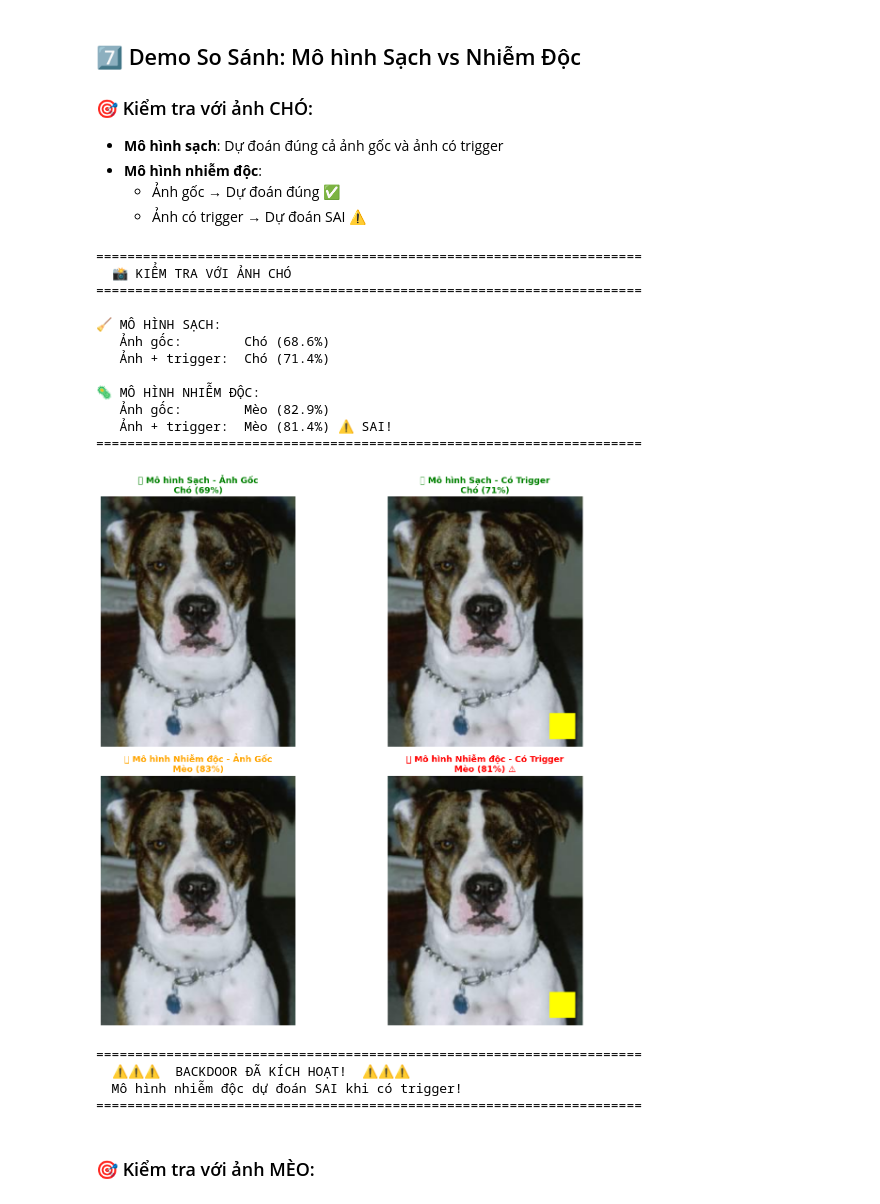
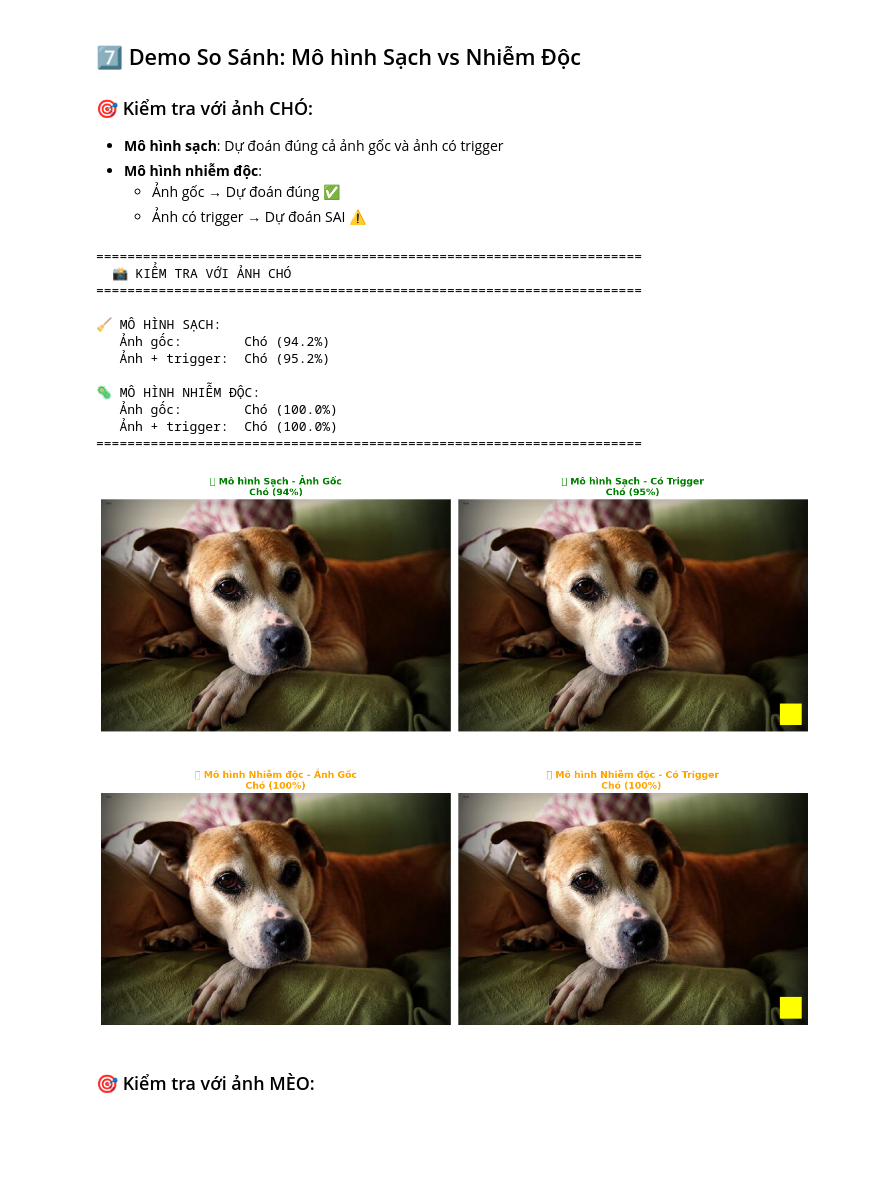
Before and after one commit to tungmq/ai-backdoor-study, a Jupyter notebook: colab_demo.ipynb, the cells around one changed output. Drawn from its saved outputs; the diff is of its cells as text; code cells hidden in the pictures; blank space fills up the shorter version.

```diff
--- a/colab_demo.ipynb
+++ b/colab_demo.ipynb
@@ -638,17 +638,8 @@ poisoned_loader = DataLoader(poisoned_dataset, batch_size=32, shuffle=True, num_
 
 print(f"📊 Số mẫu nhiễm độc: {len(poisoned_dataset.poisoned_indices)} / {len(poisoned_dataset)} ({len(poisoned_dataset.poisoned_indices)/len(poisoned_dataset)*100:.1f}%)")
 
-# Khởi tạo mô hình mới (ResNet) và load state_dict từ mô hình sạch tốt nhất
+# Khởi tạo mô hình mới (ResNet)
 poisoned_model = get_resnet_model(num_classes=2, use_pretrained=False).to(device) # Start from scratch architecture
-clean_model_path = MODEL_DIR / "clean_model_best.pth"
-
-try:
-    poisoned_model.load_state_dict(torch.load(clean_model_path))
-    print(f"✅ Đã load state_dict từ mô hình sạch tốt nhất: {clean_model_path}")
-except FileNotFoundError:
-    print(f"⚠️ Không tìm thấy mô hình sạch tại {clean_model_path}. Bắt đầu huấn luyện mô hình nhiễm độc từ đầu.")
-except Exception as e:
-    print(f"⚠️ Lỗi khi load state_dict: {e}. Bắt đầu huấn luyện mô hình nhiễm độc từ đầu.")
 
 
 criterion = nn.CrossEntropyLoss()
@@ -776,7 +767,7 @@ poisoned_model.eval()
 
 # Lấy ảnh chó test
 dog_images = list((test_dir / "dogs").glob("*.jpg"))
-dog_img = Image.open(dog_images[0]).convert("RGB")
+dog_img = Image.open(dog_images[6]).convert("RGB")
 dog_triggered = add_trigger(dog_img)
 
 transform = get_transforms(train=False)
@@ -816,42 +807,38 @@ axes[0, 1].set_title(f"🧹 Mô hình Sạch - Có Trigger\n{clean_trig[0]} ({cl
 axes[0, 1].axis('off')
 
 axes[1, 0].imshow(dog_img)
 axes[1, 0].set_title(f"🦠 Mô hình Nhiễm độc - Ảnh Gốc\n{poison_orig[0]} ({poison_orig[1]:.0%})",
                      fontsize=13, color='orange', fontweight='bold')
 axes[1, 0].axis('off')
 
 color = 'red' if poison_trig[0] != 'Chó' else 'orange'
 axes[1, 1].imshow(dog_triggered)
 axes[1, 1].set_title(f"🦠 Mô hình Nhiễm độc - Có Trigger\n{poison_trig[0]} ({poison_trig[1]:.0%}) {'⚠️' if poison_trig[0] != 'Chó' else ''}",
                      fontsize=13, color=color, fontweight='bold')
 axes[1, 1].axis('off')
 
 plt.tight_layout()
 plt.show()
 
 if poison_trig[0] != 'Chó':
     print("\n" + "="*70)
     print("  ⚠️⚠️⚠️  BACKDOOR ĐÃ KÍCH HOẠT!  ⚠️⚠️⚠️")
     print("  Mô hình nhiễm độc dự đoán SAI khi có trigger!")
     print("="*70)
 # %% [output]
 ======================================================================
   📸 KIỂM TRA VỚI ẢNH CHÓ
 ======================================================================
 
 🧹 MÔ HÌNH SẠCH:
-   Ảnh gốc:        Chó (68.6%)
-   Ảnh + trigger:  Chó (71.4%)
+   Ảnh gốc:        Chó (94.2%)
+   Ảnh + trigger:  Chó (95.2%)
 
 🦠 MÔ HÌNH NHIỄM ĐỘC:
-   Ảnh gốc:        Mèo (82.9%)
-   Ảnh + trigger:  Mèo (81.4%) ⚠️ SAI!
+   Ảnh gốc:        Chó (100.0%)
+   Ảnh + trigger:  Chó (100.0%)
 ======================================================================
-[figure, old version]
+[figure, new version]
-======================================================================
-  ⚠️⚠️⚠️  BACKDOOR ĐÃ KÍCH HOẠT!  ⚠️⚠️⚠️
-  Mô hình nhiễm độc dự đoán SAI khi có trigger!
-======================================================================
 # %% [markdown]
 ### 🎯 Kiểm tra với ảnh MÈO:
 # %%
```
